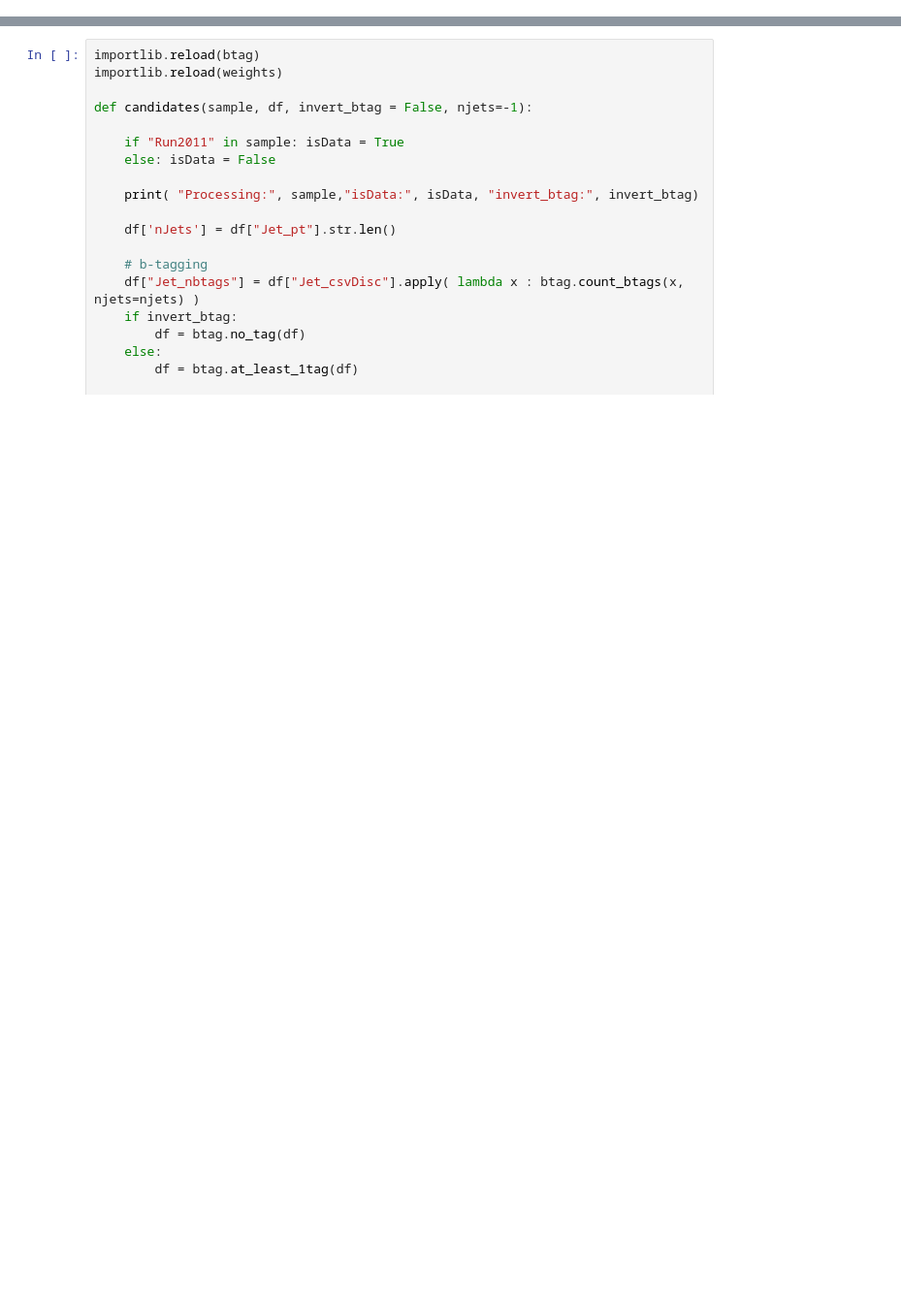
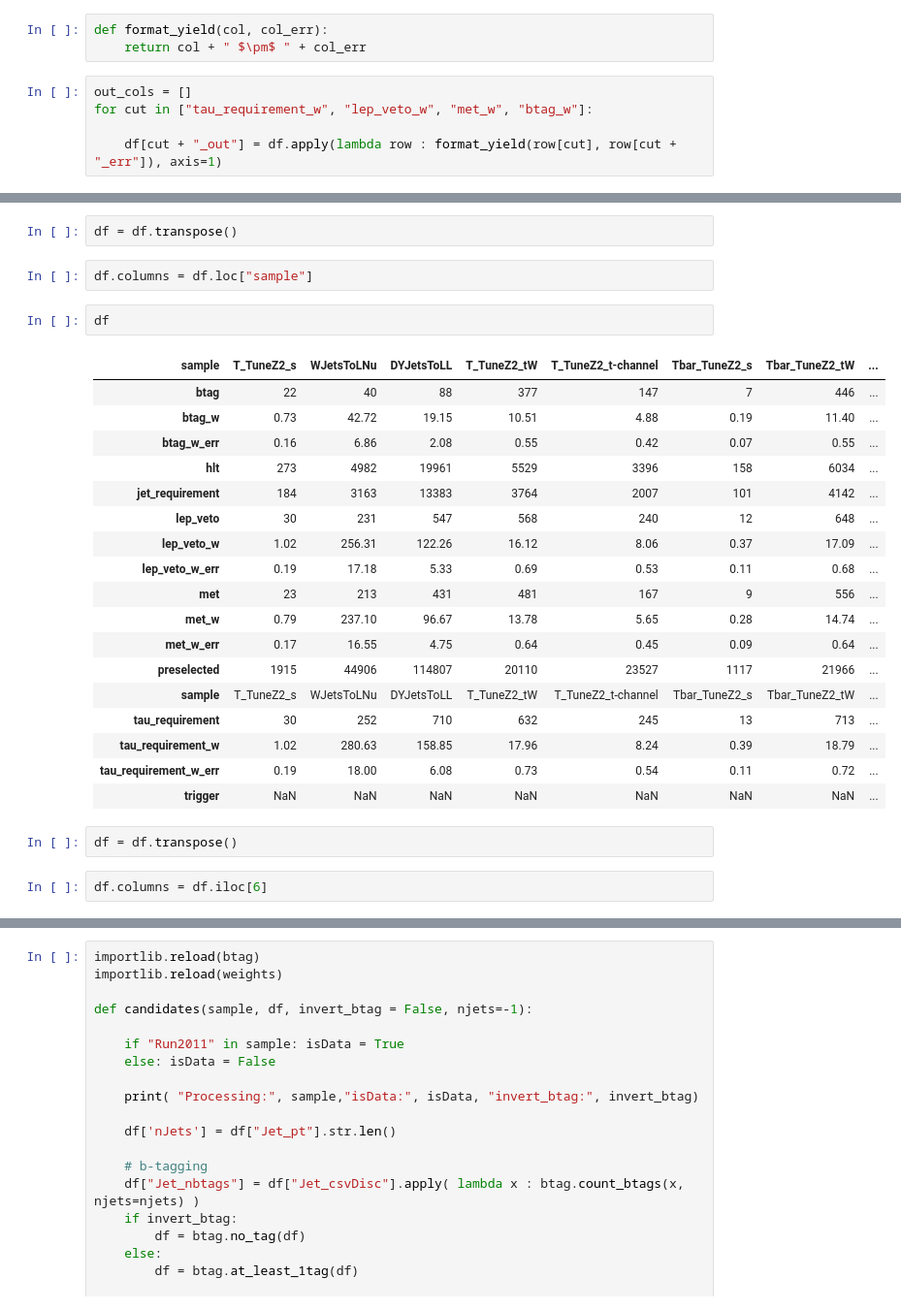
Before and after one commit to llayer/cmsopen, a Jupyter notebook: columnar/script_selection.ipynb, the cells around one changed output, grey strips where cells are left out. Shown: that part at 97% size. Saved outputs shown, nothing was run; the diff lists cells and outputs as text; blank space fills up the shorter version.

```diff
--- a/columnar/script_selection.ipynb
+++ b/columnar/script_selection.ipynb
@@ -47,0 +264,8 @@ samples = event_selection()
+# %%
+def format_yield(col, col_err):
+    return col + " $\pm$ " + col_err
+# %%
+out_cols = []
+for cut in ["tau_requirement_w", "lep_veto_w", "met_w", "btag_w"]:
+
+    df[cut + "_out"] = df.apply(lambda row : format_yield(row[cut], row[cut + "_err"]), axis=1)
@@ -47,0 +288,29 @@ samples = event_selection()
+# %%
+df = df.transpose()
+# %%
+df.columns = df.loc["sample"]
+# %%
+df
+# %% [output]
+| sample | T_TuneZ2_s | WJetsToLNu | DYJetsToLL | T_TuneZ2_tW | T_TuneZ2_t-channel | Tbar_TuneZ2_s | Tbar_TuneZ2_tW | ... |
+| btag | 22 | 40 | 88 | 377 | 147 | 7 | 446 | ... |
+| btag_w | 0.73 | 42.72 | 19.15 | 10.51 | 4.88 | 0.19 | 11.40 | ... |
+| btag_w_err | 0.16 | 6.86 | 2.08 | 0.55 | 0.42 | 0.07 | 0.55 | ... |
+| hlt | 273 | 4982 | 19961 | 5529 | 3396 | 158 | 6034 | ... |
+| jet_requirement | 184 | 3163 | 13383 | 3764 | 2007 | 101 | 4142 | ... |
+| lep_veto | 30 | 231 | 547 | 568 | 240 | 12 | 648 | ... |
+| lep_veto_w | 1.02 | 256.31 | 122.26 | 16.12 | 8.06 | 0.37 | 17.09 | ... |
+| lep_veto_w_err | 0.19 | 17.18 | 5.33 | 0.69 | 0.53 | 0.11 | 0.68 | ... |
+| met | 23 | 213 | 431 | 481 | 167 | 9 | 556 | ... |
+| met_w | 0.79 | 237.10 | 96.67 | 13.78 | 5.65 | 0.28 | 14.74 | ... |
+| met_w_err | 0.17 | 16.55 | 4.75 | 0.64 | 0.45 | 0.09 | 0.64 | ... |
+| preselected | 1915 | 44906 | 114807 | 20110 | 23527 | 1117 | 21966 | ... |
+| sample | T_TuneZ2_s | WJetsToLNu | DYJetsToLL | T_TuneZ2_tW | T_TuneZ2_t-channel | Tbar_TuneZ2_s | Tbar_TuneZ2_tW | ... |
+| tau_requirement | 30 | 252 | 710 | 632 | 245 | 13 | 713 | ... |
+| tau_requirement_w | 1.02 | 280.63 | 158.85 | 17.96 | 8.24 | 0.39 | 18.79 | ... |
+| tau_requirement_w_err | 0.19 | 18.00 | 6.08 | 0.73 | 0.54 | 0.11 | 0.72 | ... |
+| trigger | NaN | NaN | NaN | NaN | NaN | NaN | NaN | ... |
+# %%
+df = df.transpose()
+# %%
+df.columns = df.iloc[6]
```
Also changed, not shown: parts of 68 cells of this notebook, 3 other files.
